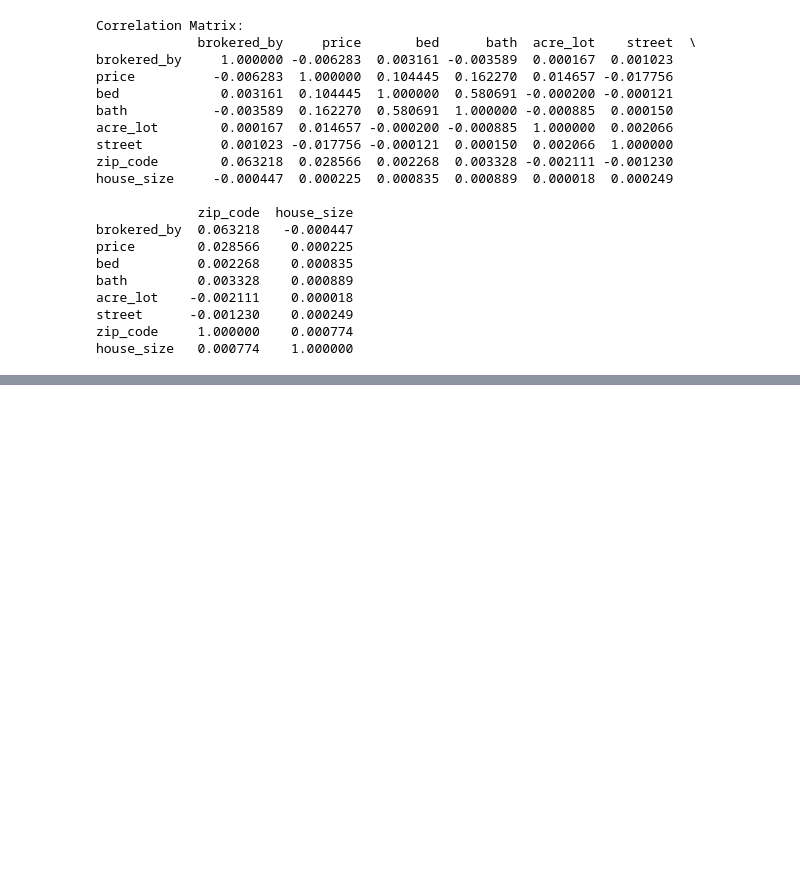
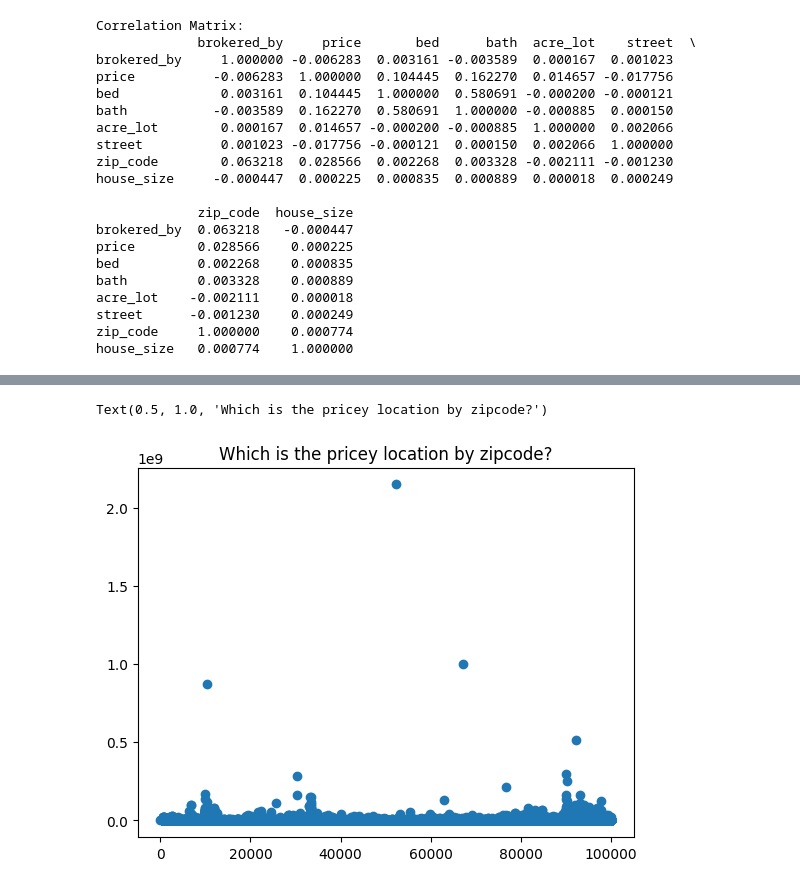
Before and after one commit to Princess-Flourish/AI-ML-Learning-Path, a Jupyter notebook: Linear_regression.ipynb, the cells around one changed output, grey strips where cells are left out. Saved outputs shown, nothing was run; the diff lists cells and outputs as text; code cells hidden in the pictures; blank space fills up the shorter version.

```diff
--- a/Linear_regression.ipynb
+++ b/Linear_regression.ipynb
@@ -279,0 +302,9 @@ sns.despine()
+# %%
+# Create a scatter plot with 'zip_code' on the x-axis and 'price' on the y-axis
+plt.scatter(df.zip_code, df.price)
+
+# Set the title of the scatter plot
+plt.title("Which is the pricey location by zipcode?")
+# %% [output]
+Text(0.5, 1.0, 'Which is the pricey location by zipcode?')
+[figure, added]
```
Also changed, not shown: parts of 3 cells of this notebook.
